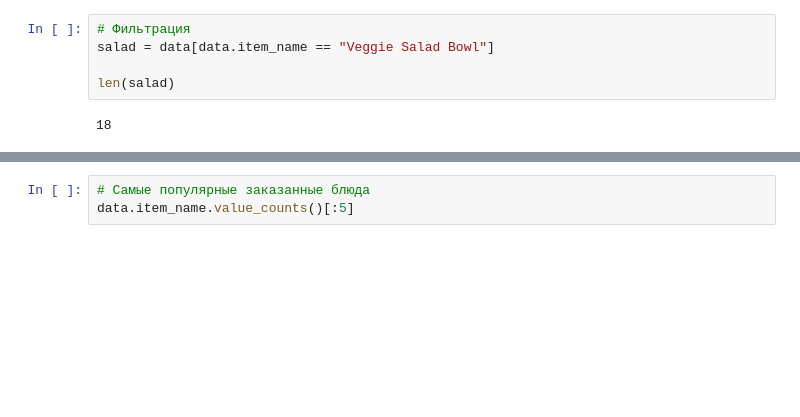
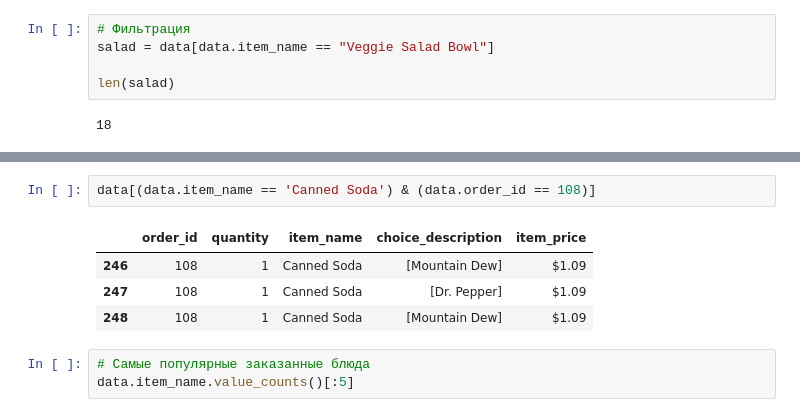
Before and after one commit to HSE-intro-python-2023-24/lectures-and-seminars, a Jupyter notebook: seminar_5_numpy_pandas.ipynb, the cells around one changed output, grey strips where cells are left out. Drawn from its saved outputs; the diff is of its cells as text; blank space fills up the shorter version.

```diff
--- a/seminar_5_numpy_pandas.ipynb
+++ b/seminar_5_numpy_pandas.ipynb
@@ -94,3 +197,10 @@ len(salad)
+# %%
+data[(data.item_name == 'Canned Soda') & (data.order_id == 108)]
+# %% [output]
+|  | order_id | quantity | item_name | choice_description | item_price |
+| 246 | 108 | 1 | Canned Soda | [Mountain Dew] | $1.09 |
+| 247 | 108 | 1 | Canned Soda | [Dr. Pepper] | $1.09 |
+| 248 | 108 | 1 | Canned Soda | [Mountain Dew] | $1.09 |
 # %%
 # Самые популярные заказанные блюда
 data.item_name.value_counts()[:5]
```
Also changed, not shown: parts of 17 cells of this notebook.
